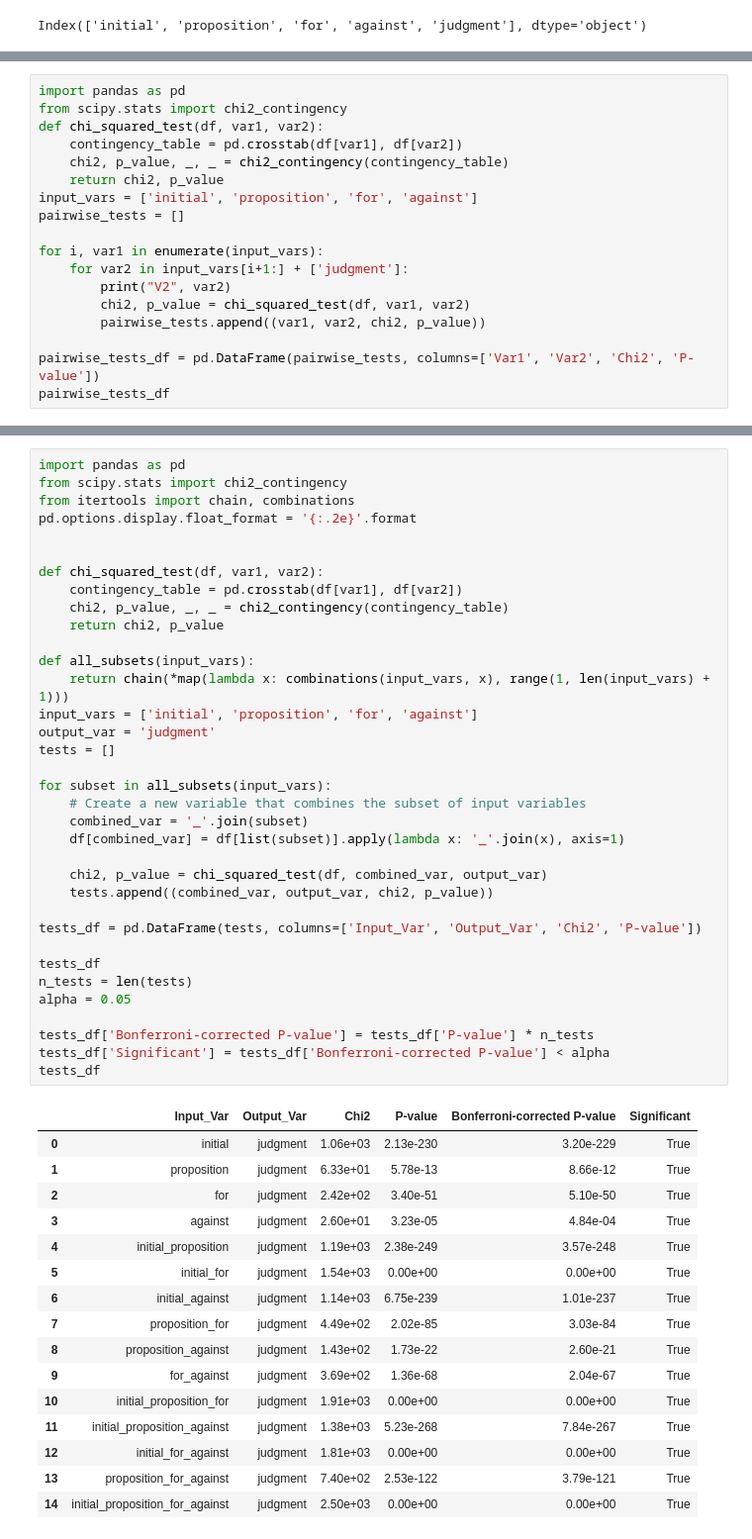
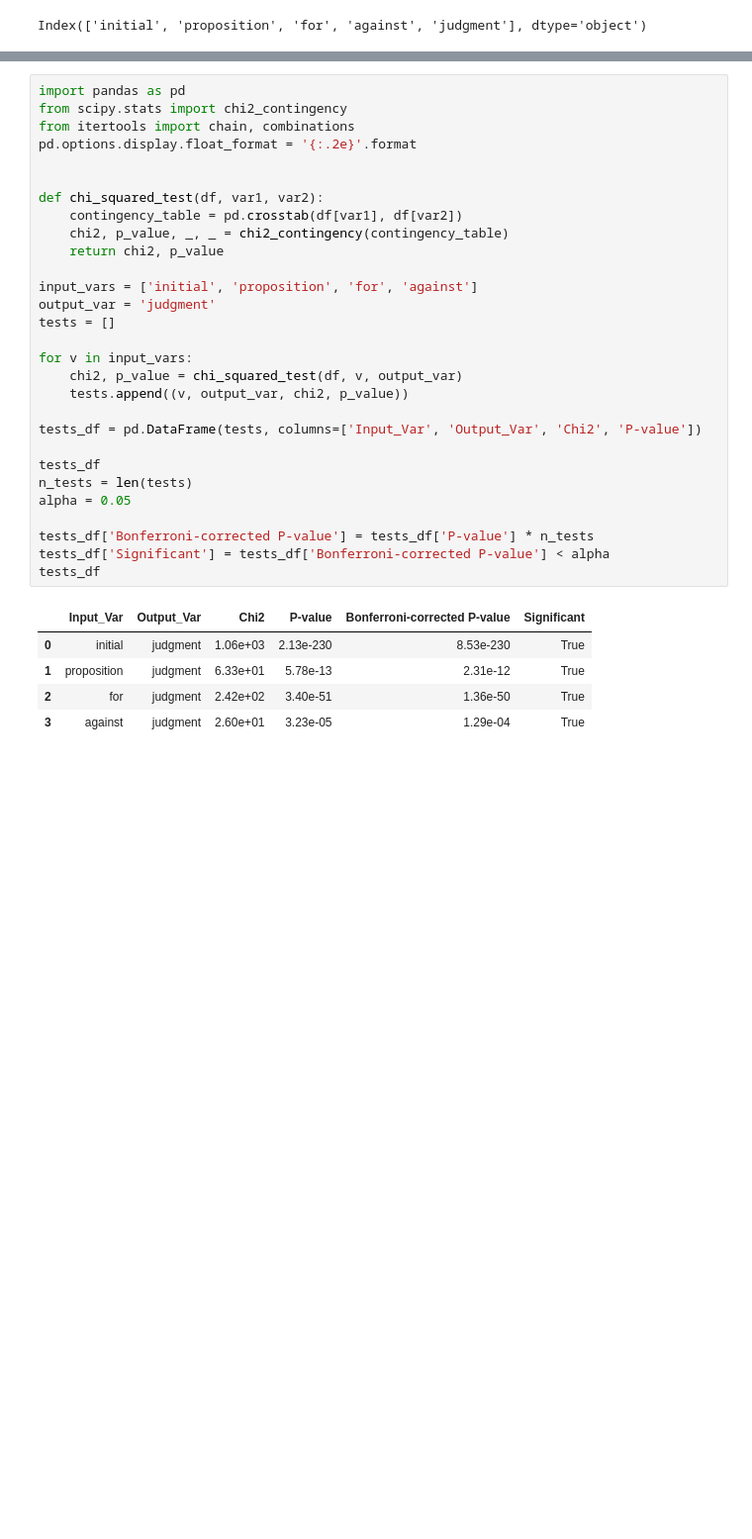
Before and after one commit to jmandel/termify, a Jupyter notebook: exploration/Role of Role.ipynb, the cells around one changed output, grey strips where cells are left out. Shown at 99% size. Saved outputs shown, nothing was run; the diff lists cells and outputs as text; blank space fills up the shorter version.

```diff
--- a/exploration/Role of Role.ipynb
+++ b/exploration/Role of Role.ipynb
@@ -215,21 +215,3 @@ plt.show()
 print("\n\n")
 # %% [output]
 [figure]
-# %%
-import pandas as pd
-from scipy.stats import chi2_contingency
-def chi_squared_test(df, var1, var2):
-    contingency_table = pd.crosstab(df[var1], df[var2])
-    chi2, p_value, _, _ = chi2_contingency(contingency_table)
-    return chi2, p_value
-input_vars = ['initial', 'proposition', 'for', 'against']
-pairwise_tests = []
-
-for i, var1 in enumerate(input_vars):
-    for var2 in input_vars[i+1:] + ['judgment']:
-        print("V2", var2)
-        chi2, p_value = chi_squared_test(df, var1, var2)
-        pairwise_tests.append((var1, var2, chi2, p_value))
-
-pairwise_tests_df = pd.DataFrame(pairwise_tests, columns=['Var1', 'Var2', 'Chi2', 'P-value'])
-pairwise_tests_df
@@ -258,55 +218,38 @@ V2 judgment
 # %%
 import pandas as pd
 from scipy.stats import chi2_contingency
 from itertools import chain, combinations
 pd.options.display.float_format = '{:.2e}'.format
 
 
 def chi_squared_test(df, var1, var2):
     contingency_table = pd.crosstab(df[var1], df[var2])
     chi2, p_value, _, _ = chi2_contingency(contingency_table)
     return chi2, p_value
 
-def all_subsets(input_vars):
-    return chain(*map(lambda x: combinations(input_vars, x), range(1, len(input_vars) + 1)))
 input_vars = ['initial', 'proposition', 'for', 'against']
 output_var = 'judgment'
 tests = []
 
-for subset in all_subsets(input_vars):
-    # Create a new variable that combines the subset of input variables
-    combined_var = '_'.join(subset)
-    df[combined_var] = df[list(subset)].apply(lambda x: '_'.join(x), axis=1)
-
-    chi2, p_value = chi_squared_test(df, combined_var, output_var)
-    tests.append((combined_var, output_var, chi2, p_value))
+for v in input_vars:
+    chi2, p_value = chi_squared_test(df, v, output_var)
+    tests.append((v, output_var, chi2, p_value))
 
 tests_df = pd.DataFrame(tests, columns=['Input_Var', 'Output_Var', 'Chi2', 'P-value'])
 
 tests_df
 n_tests = len(tests)
 alpha = 0.05
 
 tests_df['Bonferroni-corrected P-value'] = tests_df['P-value'] * n_tests
 tests_df['Significant'] = tests_df['Bonferroni-corrected P-value'] < alpha
 tests_df
 # %% [output]
 |  | Input_Var | Output_Var | Chi2 | P-value | Bonferroni-corrected P-value | Significant |
-| 0 | initial | judgment | 1.06e+03 | 2.13e-230 | 3.20e-229 | True |
-| 1 | proposition | judgment | 6.33e+01 | 5.78e-13 | 8.66e-12 | True |
-| 2 | for | judgment | 2.42e+02 | 3.40e-51 | 5.10e-50 | True |
-| 3 | against | judgment | 2.60e+01 | 3.23e-05 | 4.84e-04 | True |
-| 4 | initial_proposition | judgment | 1.19e+03 | 2.38e-249 | 3.57e-248 | True |
-| 5 | initial_for | judgment | 1.54e+03 | 0.00e+00 | 0.00e+00 | True |
-| 6 | initial_against | judgment | 1.14e+03 | 6.75e-239 | 1.01e-237 | True |
-| 7 | proposition_for | judgment | 4.49e+02 | 2.02e-85 | 3.03e-84 | True |
-| 8 | proposition_against | judgment | 1.43e+02 | 1.73e-22 | 2.60e-21 | True |
-| 9 | for_against | judgment | 3.69e+02 | 1.36e-68 | 2.04e-67 | True |
-| 10 | initial_proposition_for | judgment | 1.91e+03 | 0.00e+00 | 0.00e+00 | True |
-| 11 | initial_proposition_against | judgment | 1.38e+03 | 5.23e-268 | 7.84e-267 | True |
-| 12 | initial_for_against | judgment | 1.81e+03 | 0.00e+00 | 0.00e+00 | True |
-| 13 | proposition_for_against | judgment | 7.40e+02 | 2.53e-122 | 3.79e-121 | True |
-| 14 | initial_proposition_for_against | judgment | 2.50e+03 | 0.00e+00 | 0.00e+00 | True |
+| 0 | initial | judgment | 1.06e+03 | 2.13e-230 | 8.53e-230 | True |
+| 1 | proposition | judgment | 6.33e+01 | 5.78e-13 | 2.31e-12 | True |
+| 2 | for | judgment | 2.42e+02 | 3.40e-51 | 1.36e-50 | True |
+| 3 | against | judgment | 2.60e+01 | 3.23e-05 | 1.29e-04 | True |
 # %%
 # import statsmodels.api as sm
 # import the logistic regression class
```
Also changed, not shown: parts of 3 cells of this notebook.
